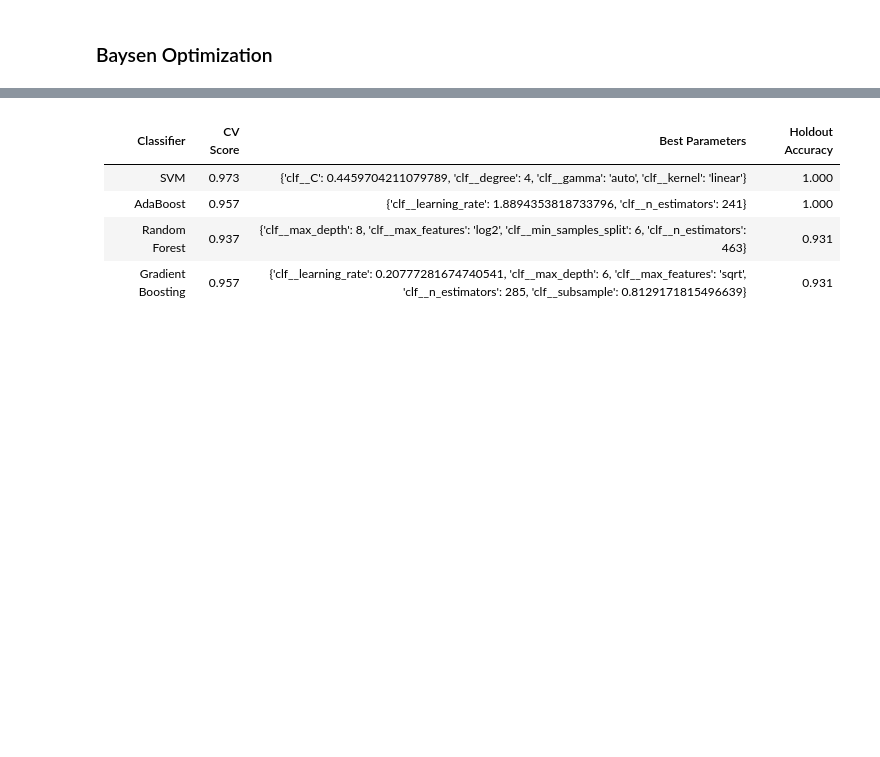
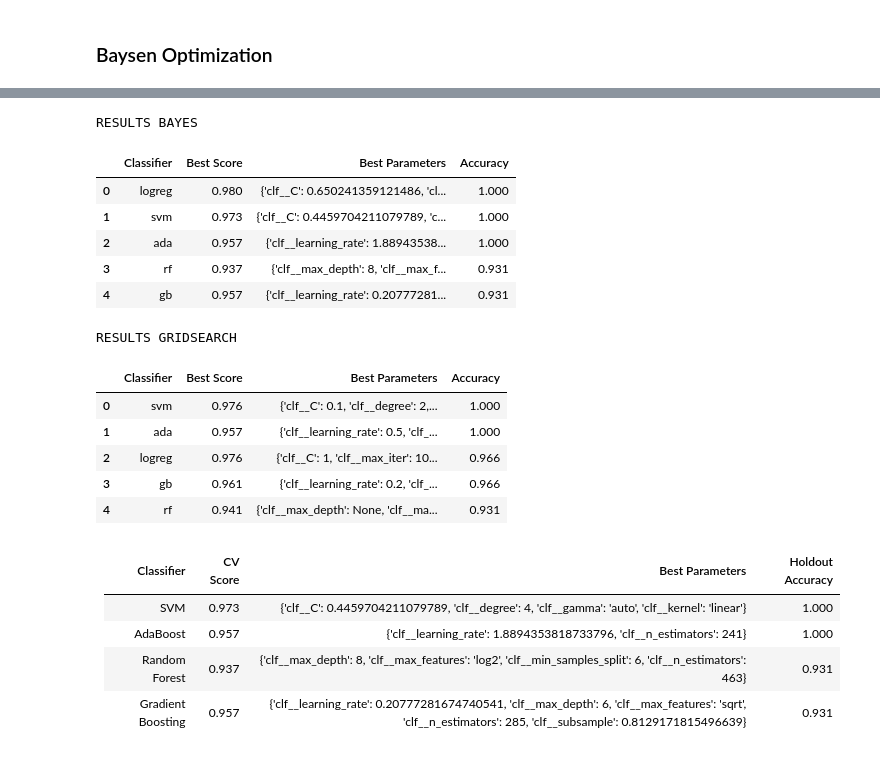
Before and after one commit to paulhoenes/Ex1, a Jupyter notebook: notebook_breast_cancer.ipynb, the cells around one changed output, grey strips where cells are left out. Saved outputs shown, nothing was run; the diff lists cells and outputs as text; code cells hidden in the pictures; blank space fills up the shorter version.

```diff
--- a/notebook_breast_cancer.ipynb
+++ b/notebook_breast_cancer.ipynb
@@ -804,3 +812,24 @@ Fitting 5 folds for each of 1 candidates, totalling 5 fits
+# %%
+print("RESULTS BAYES")
+display(results_bayes)
+
+print("RESULTS GRIDSEARCH")
+display(results_grid)
+# %% [output]
+RESULTS BAYES
+|  | Classifier | Best Score | Best Parameters | Accuracy |
+| 0 | logreg | 0.980 | {'clf__C': 0.650241359121486, 'cl... | 1.000 |
+| 1 | svm | 0.973 | {'clf__C': 0.4459704211079789, 'c... | 1.000 |
+| 2 | ada | 0.957 | {'clf__learning_rate': 1.88943538... | 1.000 |
+| 3 | rf | 0.937 | {'clf__max_depth': 8, 'clf__max_f... | 0.931 |
+| 4 | gb | 0.957 | {'clf__learning_rate': 0.20777281... | 0.931 |
+RESULTS GRIDSEARCH
+|  | Classifier | Best Score | Best Parameters | Accuracy |
+| 0 | svm | 0.976 | {'clf__C': 0.1, 'clf__degree': 2,... | 1.000 |
+| 1 | ada | 0.957 | {'clf__learning_rate': 0.5, 'clf_... | 1.000 |
+| 2 | logreg | 0.976 | {'clf__C': 1, 'clf__max_iter': 10... | 0.966 |
+| 3 | gb | 0.961 | {'clf__learning_rate': 0.2, 'clf_... | 0.966 |
+| 4 | rf | 0.941 | {'clf__max_depth': None, 'clf__ma... | 0.931 |
 # %% [markdown]
 | Classifier   | CV Score | Best Parameters | Holdout Accuracy |
 |--------------|------------|-----------------|----------|
```
Also changed, not shown: parts of 11 cells of this notebook, 1 other file.
